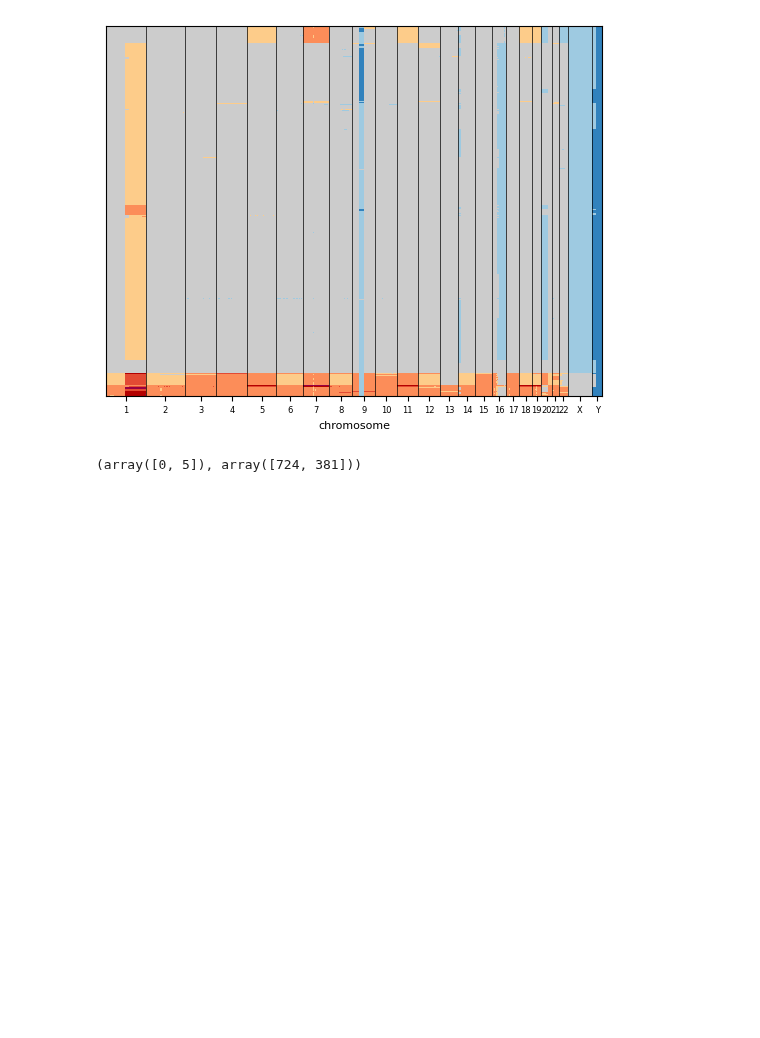
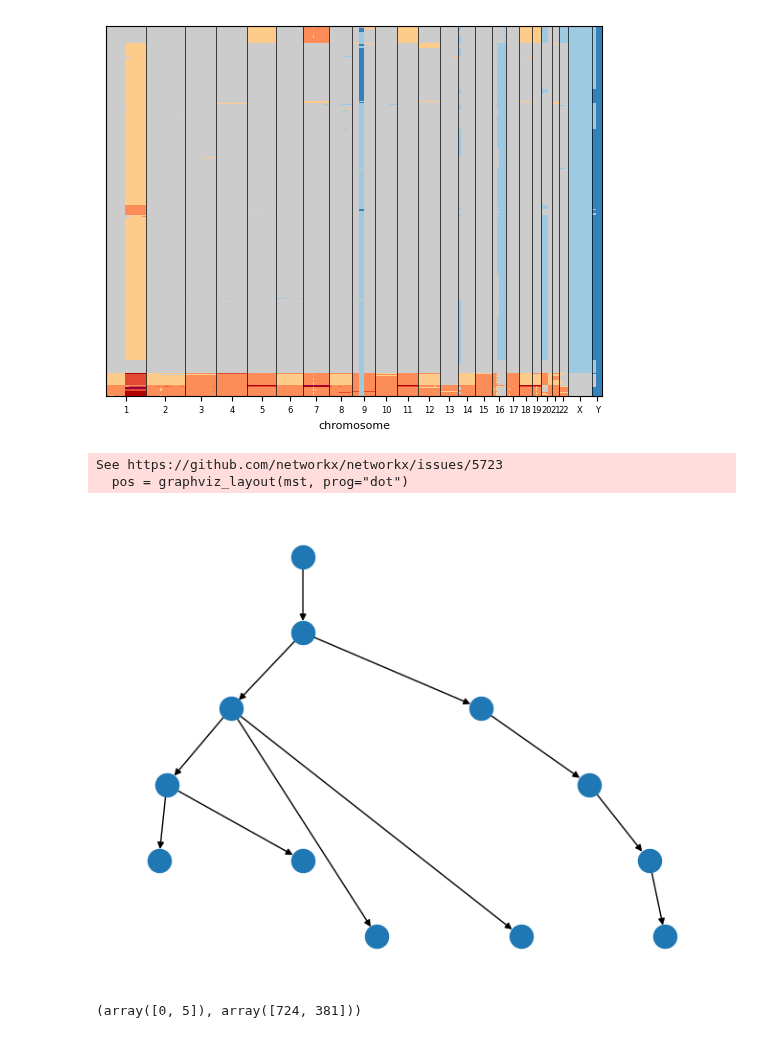
Before and after one commit to Lagergren-Lab/victree, a Jupyter notebook: src/experiments/cnplot_scgenome_new_output_format.ipynb, the cells around one changed output. Drawn from its saved outputs; the diff is of its cells as text; code cells hidden in the pictures; blank space fills up the shorter version.

Commit message:
add plot of MST of qT graph in .ipynb

```diff
--- a/src/experiments/cnplot_scgenome_new_output_format.ipynb
+++ b/src/experiments/cnplot_scgenome_new_output_format.ipynb
@@ -111,6 +111,18 @@ pl.plot_cell_cn_matrix(adata, 'state', cell_order_fields=['clustering_order'], m
 # %% [output]
 <Axes: xlabel='chromosome'>
 [figure]
+# %%
+import networkx as nx
+from networkx.drawing.nx_pydot import graphviz_layout
+adj_matrix = out_file.uns['victree-tree-graph']
+G = nx.from_numpy_array(adj_matrix, create_using=nx.DiGraph)
+mst = nx.maximum_spanning_arborescence(G)
+pos = graphviz_layout(mst, prog="dot")
+nx.draw(mst, pos=pos)
+# %% [output]
+See https://github.com/networkx/networkx/issues/5723
+  pos = graphviz_layout(mst, prog="dot")
+[figure, added]
 # %%
 import numpy as np
 np.unique(top_z, return_counts=True)
```
